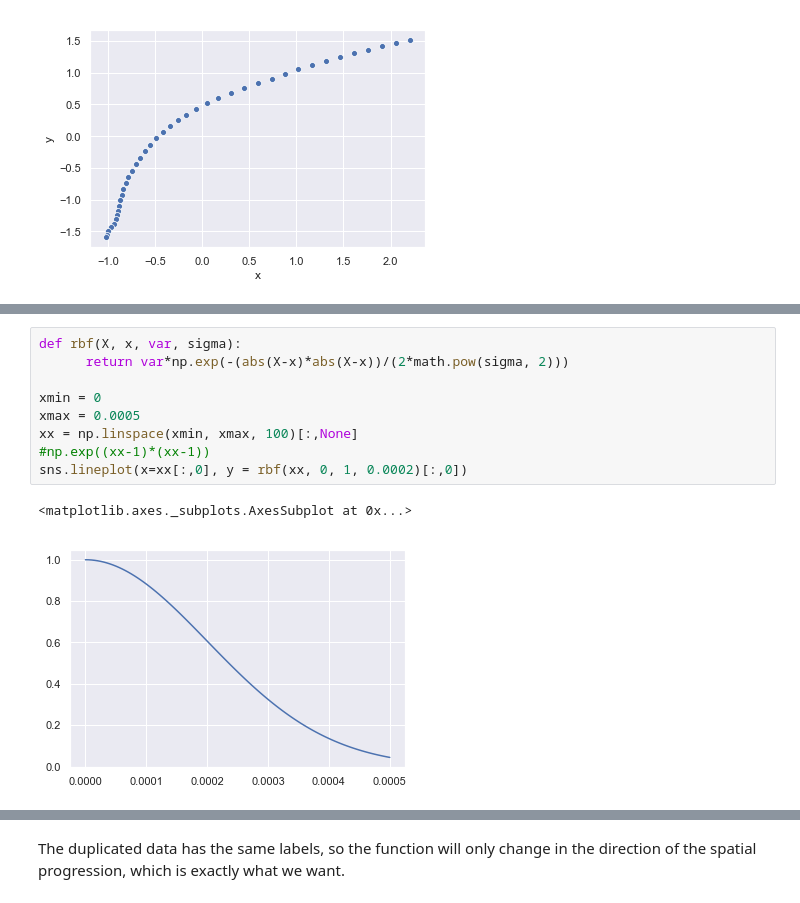
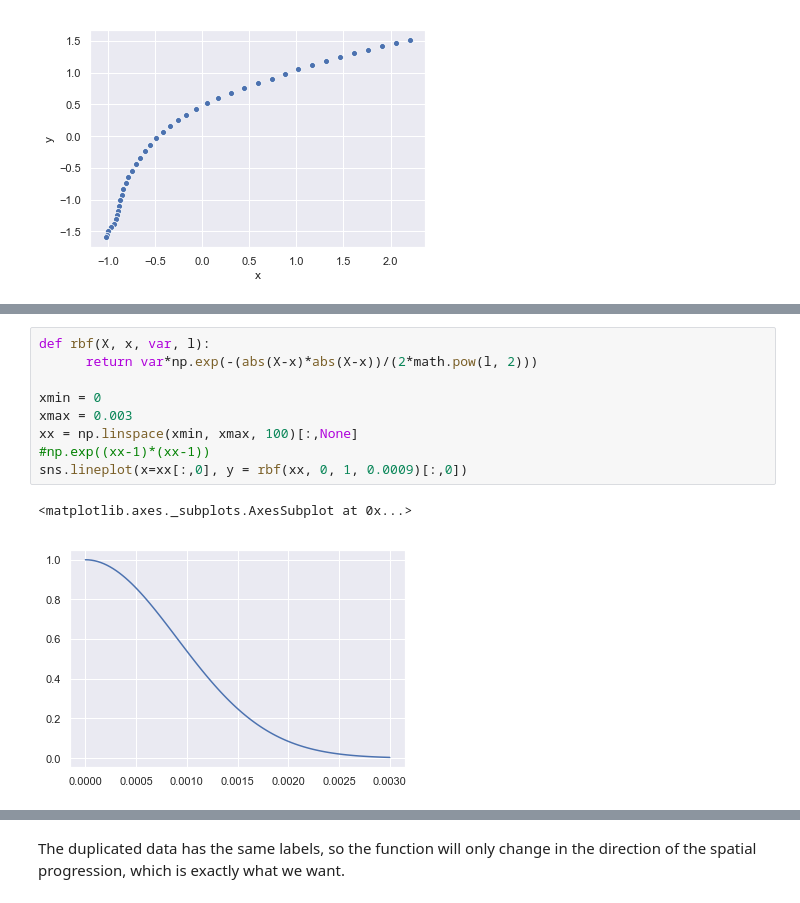
Before and after one commit to M20190649/TDDE19-bus-arrival-time, a Jupyter notebook: GP/Arrival Time Prediction 3 - Synchronisation.ipynb, the cells around one changed output, grey strips where cells are left out. Drawn from its saved outputs; the diff is of its cells as text.

```diff
--- a/GP/Arrival Time Prediction 3 - Synchronisation.ipynb
+++ b/GP/Arrival Time Prediction 3 - Synchronisation.ipynb
@@ -104,12 +90,12 @@ Since the difference of the points were 9.500000000173259e-05 which is about 0.0
 # %%
-def rbf(X, x, var, sigma):
-      return var*np.exp(-(abs(X-x)*abs(X-x))/(2*math.pow(sigma, 2)))
+def rbf(X, x, var, l):
+      return var*np.exp(-(abs(X-x)*abs(X-x))/(2*math.pow(l, 2)))
 
 xmin = 0
-xmax = 0.0005
+xmax = 0.003
 xx = np.linspace(xmin, xmax, 100)[:,None]
 #np.exp((xx-1)*(xx-1))
-sns.lineplot(x=xx[:,0], y = rbf(xx, 0, 1, 0.0002)[:,0])
+sns.lineplot(x=xx[:,0], y = rbf(xx, 0, 1, 0.0009)[:,0])
 # %% [output]
 <matplotlib.axes._subplots.AxesSubplot at 0x...>
-[figure, old version]
+[figure, new version]
```
Also changed, not shown: parts of 35 cells of this notebook, 1 other file.
